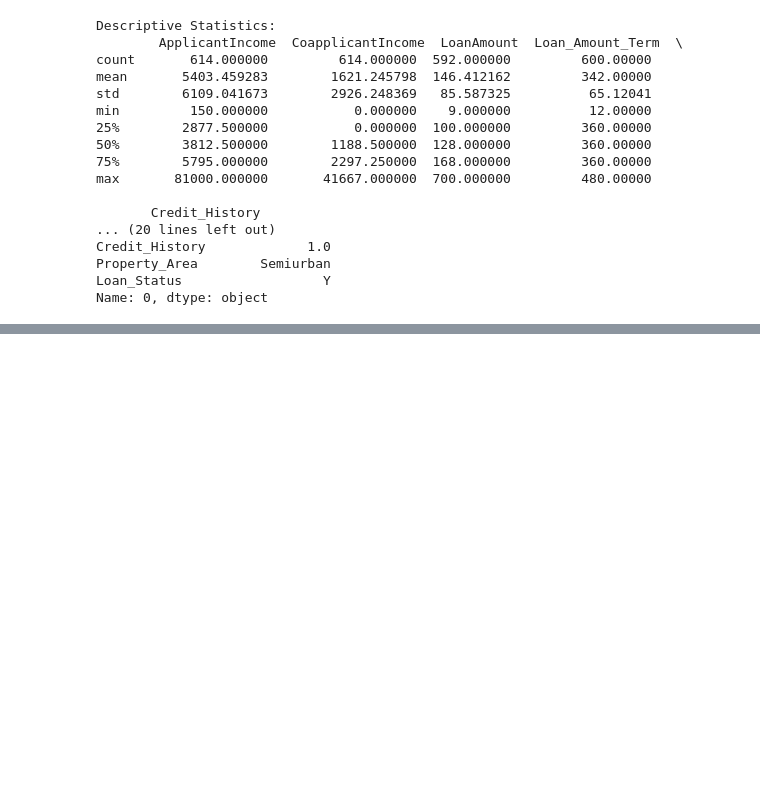
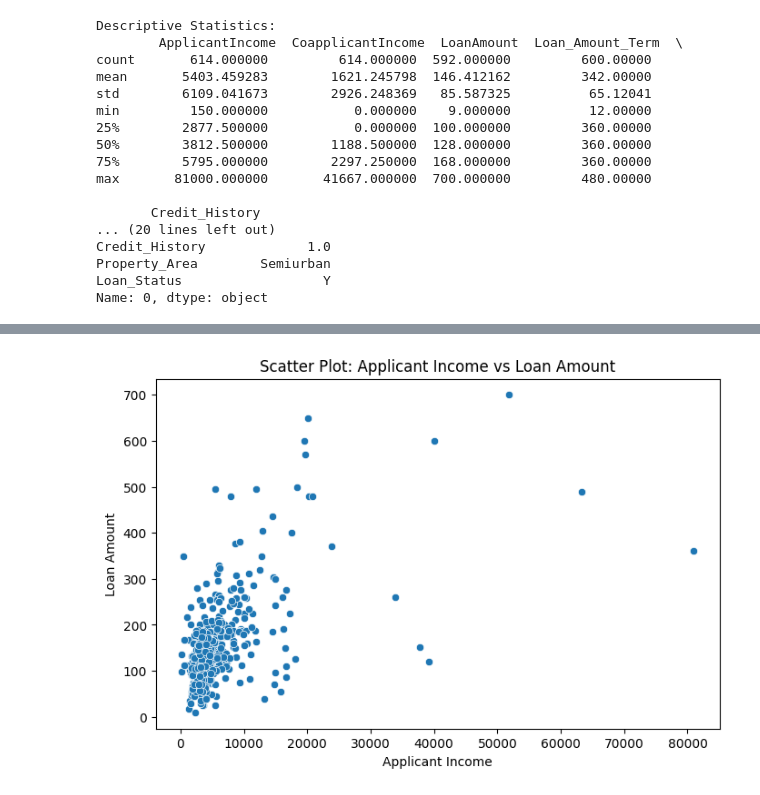
Before and after one commit to abhishekanand-02/Loan_Approval_Predictor, a Jupyter notebook: experiment/experiments.ipynb, the cells around one changed output, grey strips where cells are left out. Cells and saved outputs as stored; diff of their text form; code cells hidden in the pictures; blank space fills up the shorter version.

```diff
--- a/experiment/experiments.ipynb
+++ b/experiment/experiments.ipynb
@@ -81,0 +107,9 @@ Name: 0, dtype: object
+# %%
+plt.figure(figsize=(8, 5))
+sns.scatterplot(x=data["ApplicantIncome"], y=data["LoanAmount"])
+plt.title("Scatter Plot: Applicant Income vs Loan Amount")
+plt.xlabel("Applicant Income")
+plt.ylabel("Loan Amount")
+plt.show()
+# %% [output]
+[figure, added]
```
Also changed, not shown: parts of 4 cells of this notebook.
